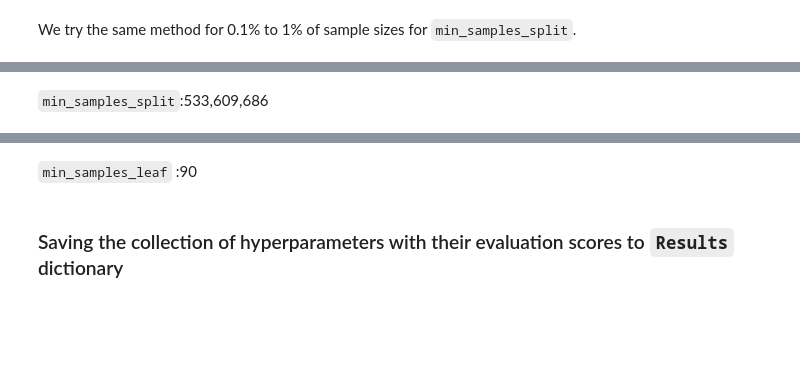
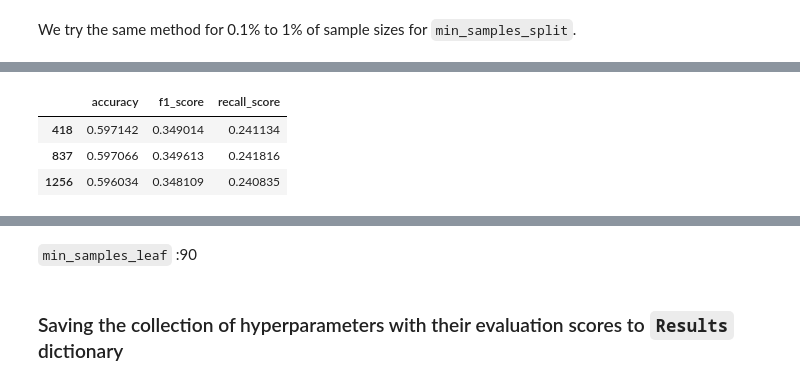
Before and after one commit to russell-ligon/DonorBooster, a Jupyter notebook: testscripts/DC_timeLogistic.ipynb, the cells around one changed output, grey strips where cells are left out. Cells and saved outputs as stored; diff of their text form; code cells hidden in the pictures; blank space fills up the shorter version.

```diff
--- a/testscripts/DC_timeLogistic.ipynb
+++ b/testscripts/DC_timeLogistic.ipynb
@@ -1193,2 +1284,7 @@ search_min_samples_split.loc[[2512,2931,3350]]
-# %% [markdown]
-`min_samples_split`:533,609,686
+# %%
+search_min_samples_split.loc[[418,837,1256]]
+# %% [output]
+|  | accuracy | f1_score | recall_score |
+| 418 | 0.597142 | 0.349014 | 0.241134 |
+| 837 | 0.597066 | 0.349613 | 0.241816 |
+| 1256 | 0.596034 | 0.348109 | 0.240835 |
```
Also changed, not shown: parts of 25 cells of this notebook, 2 other files.
